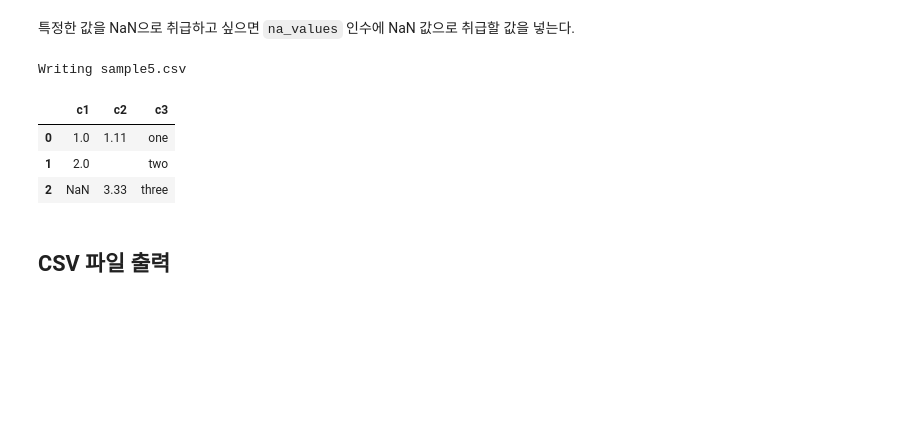
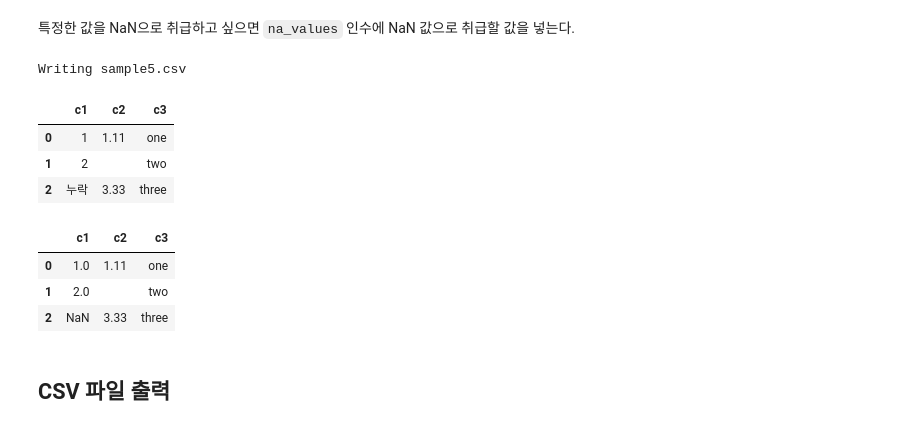
Before and after one commit to mongmongmang/WASSUP2, a Jupyter notebook: 03_Data_Preprocessing/03.02_Pandas 데이터 입출력.ipynb, the cells around one changed output. Drawn from its saved outputs; the diff is of its cells as text; code cells hidden in the pictures; blank space fills up the shorter version.

```diff
--- a/03_Data_Preprocessing/03.02_Pandas 데이터 입출력.ipynb
+++ b/03_Data_Preprocessing/03.02_Pandas 데이터 입출력.ipynb
@@ -115,6 +113,15 @@ c1, c2, c3
 누락, 3.33, three
 # %% [output]
 Writing sample5.csv
+# %%
+# 연산이안됨, 권장 X
+df = pd.read_csv('sample5.csv')
+df
+# %% [output]
+|  | c1 | c2 | c3 |
+| 0 | 1 | 1.11 | one |
+| 1 | 2 |  | two |
+| 2 | 누락 | 3.33 | three |
 # %%
 df = pd.read_csv('sample5.csv', na_values=['누락'])
 df
```
Also changed, not shown: parts of 11 cells of this notebook, 10 other files.
